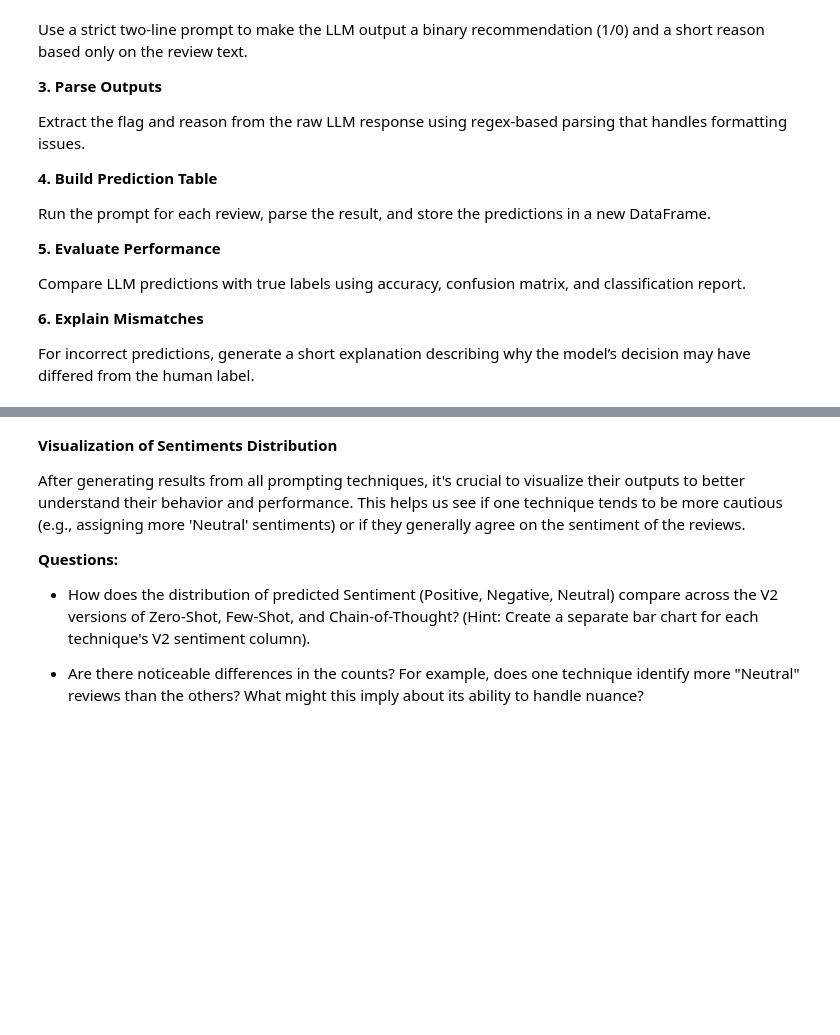
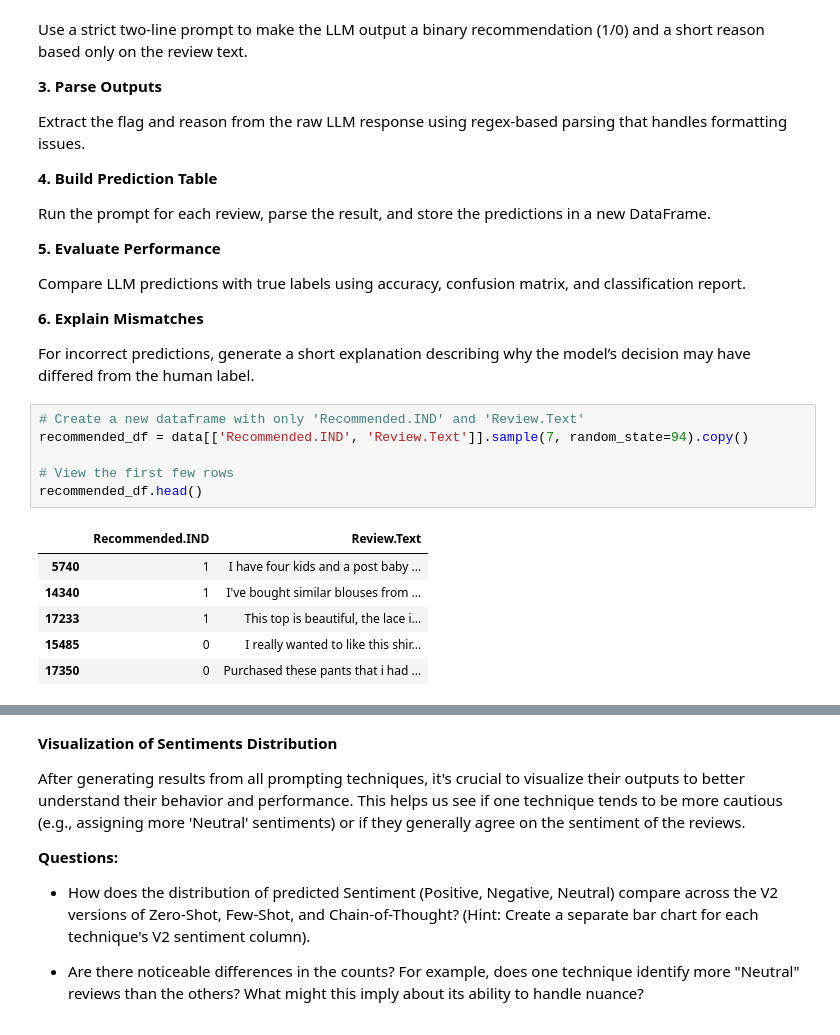
Before and after one commit to mikejoe144/MIT_Course_Capstone_Project, a Jupyter notebook: Real-Time_Retail_Feedback_Intelligence_Full_code.ipynb, the cells around one changed output, grey strips where cells are left out. Saved outputs shown, nothing was run; the diff lists cells and outputs as text; blank space fills up the shorter version.

```diff
--- a/Real-Time_Retail_Feedback_Intelligence_Full_code.ipynb
+++ b/Real-Time_Retail_Feedback_Intelligence_Full_code.ipynb
@@ -1620,3 +1620,16 @@ Compare LLM predictions with true labels using accuracy, confusion matrix, and c
  **6\. Explain Mismatches**
 
 For incorrect predictions, generate a short explanation describing why the model’s decision may have differed from the human label.
+# %%
+# Create a new dataframe with only 'Recommended.IND' and 'Review.Text'
+recommended_df = data[['Recommended.IND', 'Review.Text']].sample(7, random_state=94).copy()
+
+# View the first few rows
+recommended_df.head()
+# %% [output]
+|  | Recommended.IND | Review.Text |
+| 5740 | 1 | I have four kids and a post baby ... |
+| 14340 | 1 | I've bought similar blouses from ... |
+| 17233 | 1 | This top is beautiful, the lace i... |
+| 15485 | 0 | I really wanted to like this shir... |
+| 17350 | 0 | Purchased these pants that i had ... |
```
Also changed, not shown: parts of 13 cells of this notebook.
